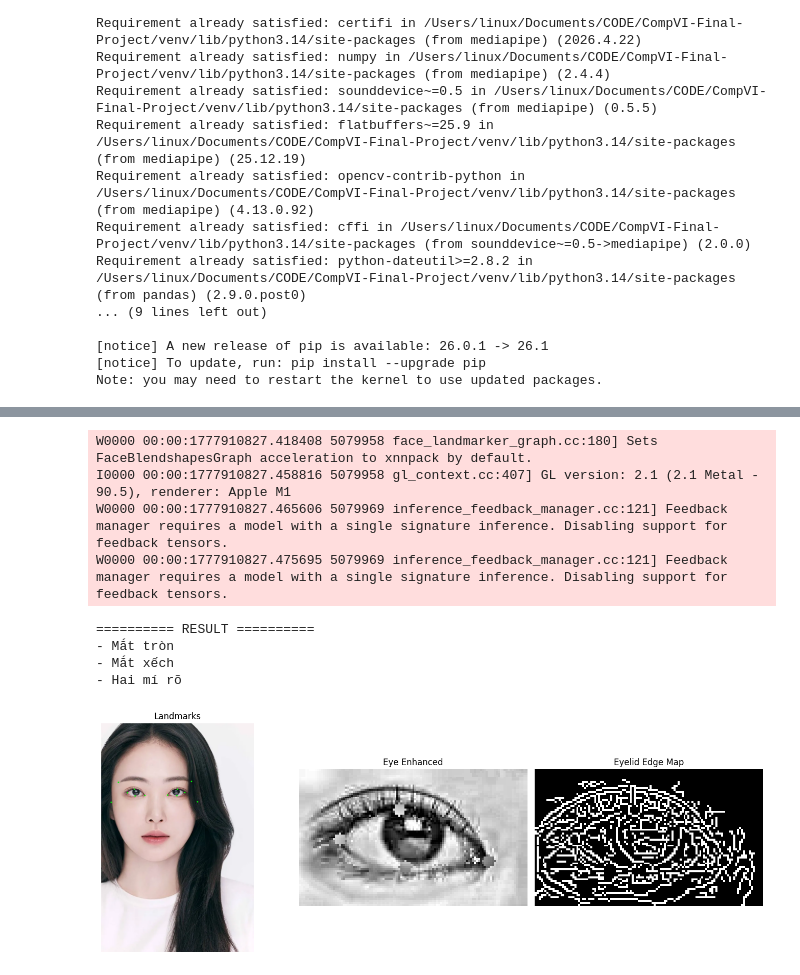
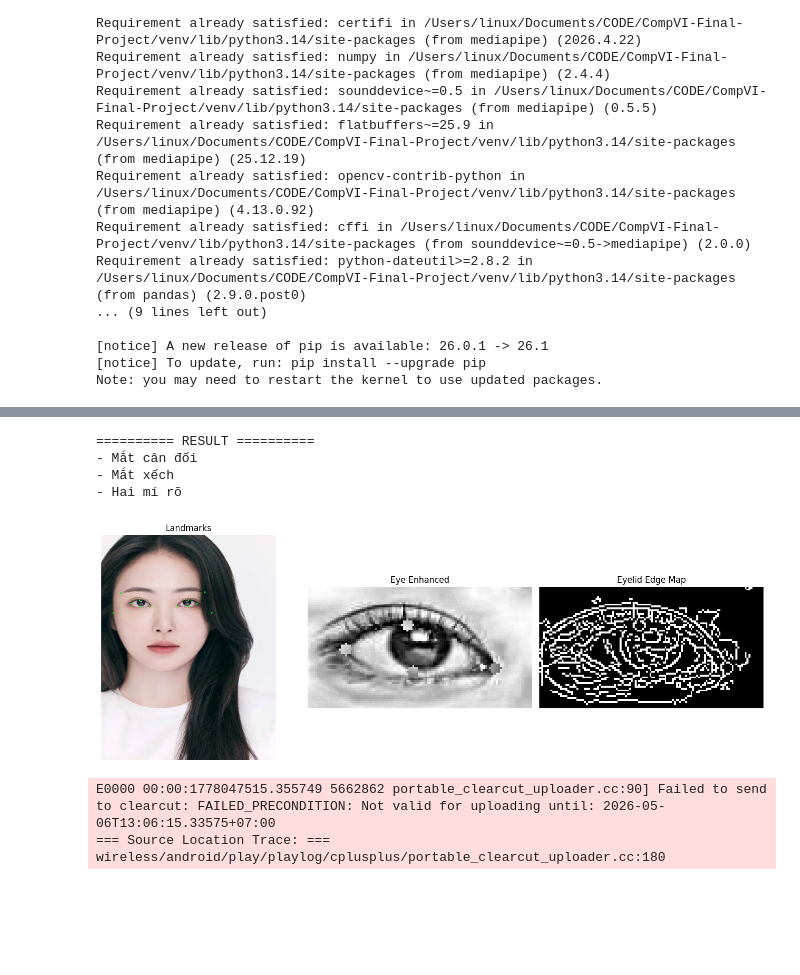
Before and after one commit to RichardHoa/CompVI-Final-Project, a Jupyter notebook: notebook-code/eyedetection.ipynb, the cells around one changed output, grey strips where cells are left out. Drawn from its saved outputs; the diff is of its cells as text; code cells hidden in the pictures; blank space fills up the shorter version.

```diff
--- a/notebook-code/eyedetection.ipynb
+++ b/notebook-code/eyedetection.ipynb
@@ -47,19 +27,20 @@ File size: 3758596 bytes
 # %%
+from mediapipe.tasks.python import vision
 import mediapipe as mp
-from mediapipe.tasks import python
-from mediapipe.tasks.python import vision
 
-model_path = 'face_landmarker_v2_with_blendshapes.task'
+model_path = "../face_landmarker_heavy.task"
+base_options = mp.tasks.BaseOptions(model_asset_path=model_path)
 
-base_options = python.BaseOptions(model_asset_path=model_path)
 options = vision.FaceLandmarkerOptions(
     base_options=base_options,
     running_mode=vision.RunningMode.IMAGE,
     num_faces=1,
-    output_face_blendshapes=False,
-    output_facial_transformation_matrixes=False
+    min_face_detection_confidence=0.5,
+    min_face_presence_confidence=0.5,
+    min_tracking_confidence=0.5,
+    output_face_blendshapes=True,
+    output_facial_transformation_matrixes=True
 )
 
 face_mesh = vision.FaceLandmarker.create_from_options(options)
-print("FaceMesh loaded successfully!")
 # %% [output]
@@ -320,46 +293,19 @@ import math
 from mediapipe.tasks import python
 from mediapipe.tasks.python import vision
 
-# ----------------------------------------------------------
-# MODEL
-# ----------------------------------------------------------
-model_path = 'face_landmarker_v2_with_blendshapes.task'
+# Convert to MediaPipe Image format
+mp_image = mp.Image(image_format=mp.ImageFormat.SRGB, data=cv2.cvtColor(img, cv2.COLOR_BGR2RGB))
 
-# Use CPU delegate (more stable on Apple Silicon)
-base_options = python.BaseOptions(
-    model_asset_path=model_path,
-    delegate=python.BaseOptions.Delegate.CPU
-)
-
-options = vision.FaceLandmarkerOptions(
-    base_options=base_options,
-    running_mode=vision.RunningMode.IMAGE,
-    num_faces=1,
-    output_face_blendshapes=False,
-    output_facial_transformation_matrixes=False
-)
-
-face_mesh = vision.FaceLandmarker.create_from_options(options)
-
-# ----------------------------------------------------------
-# IMAGE
-# ----------------------------------------------------------
-img_path = "../Photo_PNG/ThanhThu.png"
-img = cv2.imread(img_path)
-
-if img is None:
-    print("Cannot read image")
-    exit()
-
-rgb = cv2.cvtColor(img, cv2.COLOR_BGR2RGB)
-mp_image = mp.Image(image_format=mp.ImageFormat.SRGB, data=rgb)
+# Use detect() instead of process()
 result = face_mesh.detect(mp_image)
 
 if not result.face_landmarks:
     print("No face found")
     exit()
 
+# Get the first face landmarks
 face = result.face_landmarks[0]
+
 h, w, _ = img.shape
 
 # ----------------------------------------------------------
@@ -510,43 +456,42 @@ if ratio > 0.40 and eye_height > 18:
 
 # ----------------------------------------------------------
 # PRINT
 # ----------------------------------------------------------
 print("========== RESULT ==========")
 for r in results:
     print("-", r)
 
 # ----------------------------------------------------------
 # SHOW
 # ----------------------------------------------------------
 fig, ax = plt.subplots(1,3, figsize=(14,5))
 
 ax[0].imshow(cv2.cvtColor(img, cv2.COLOR_BGR2RGB))
 ax[0].set_title("Landmarks")
 
 ax[1].imshow(enhanced,cmap="gray")
 ax[1].set_title("Eye Enhanced")
 
 ax[2].imshow(edges,cmap="gray")
 ax[2].set_title("Eyelid Edge Map")
 
 for a in ax:
     a.axis("off")
 
 plt.tight_layout()
 plt.show()
 
 # Don't forget to close
-face_mesh.close()
+# face_mesh.close()
 # %% [output]
-W0000 00:00:1777910827.418408 5079958 face_landmarker_graph.cc:180] Sets FaceBlendshapesGraph acceleration to xnnpack by default.
-I0000 00:00:1777910827.458816 5079958 gl_context.cc:407] GL version: 2.1 (2.1 Metal - 90.5), renderer: Apple M1
-W0000 00:00:1777910827.465606 5079969 inference_feedback_manager.cc:121] Feedback manager requires a model with a single signature inference. Disabling support for feedback tensors.
-W0000 00:00:1777910827.475695 5079969 inference_feedback_manager.cc:121] Feedback manager requires a model with a single signature inference. Disabling support for feedback tensors.
+========== RESULT ==========
+- Mắt cân đối
+- Mắt xếch
+- Hai mí rõ
+[figure, new version]
-========== RESULT ==========
-- Mắt tròn
-- Mắt xếch
-- Hai mí rõ
+E0000 00:00:1778047515.355749 5662862 portable_clearcut_uploader.cc:90] Failed to send to clearcut: FAILED_PRECONDITION: Not valid for uploading until: 2026-05-06T13:06:15.33575+07:00
+=== Source Location Trace: ===
+wireless/android/play/playlog/cplusplus/portable_clearcut_uploader.cc:180
-[figure, old version]
 # %%
 
 img = cv2.imread("../Photo_PNG/ThanhThu.png")
```
Also changed, not shown: parts of 7 cells of this notebook.
